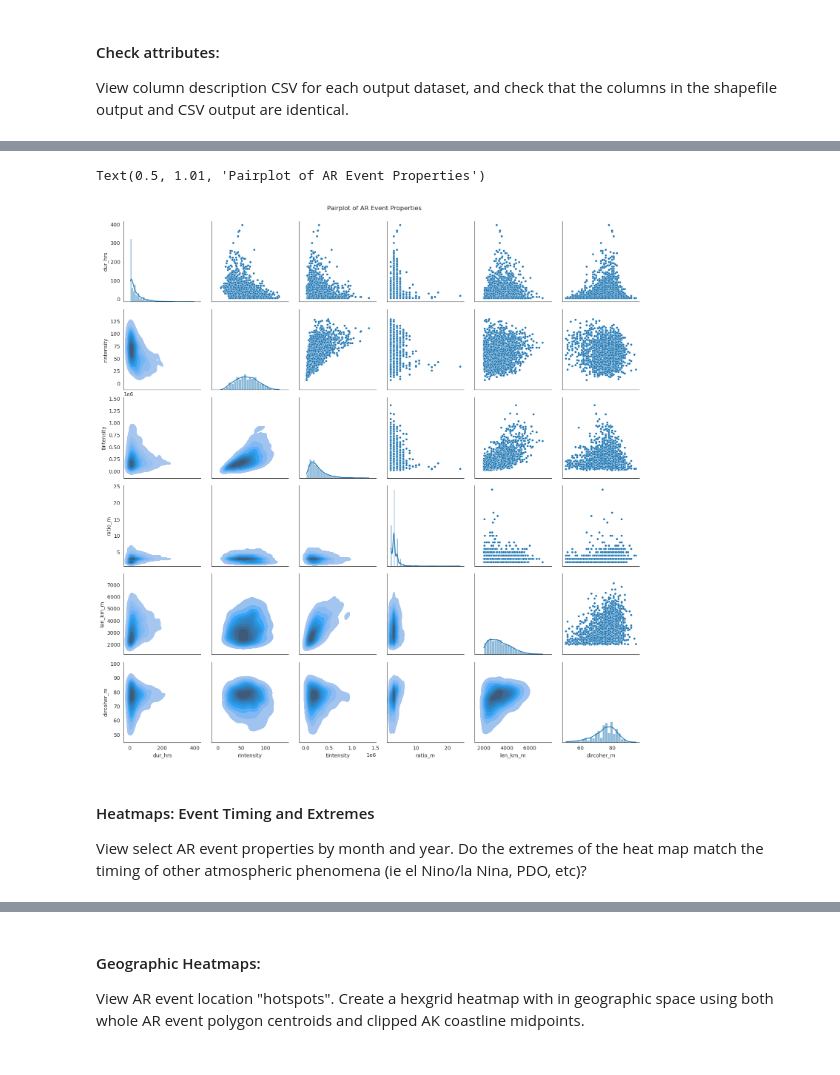
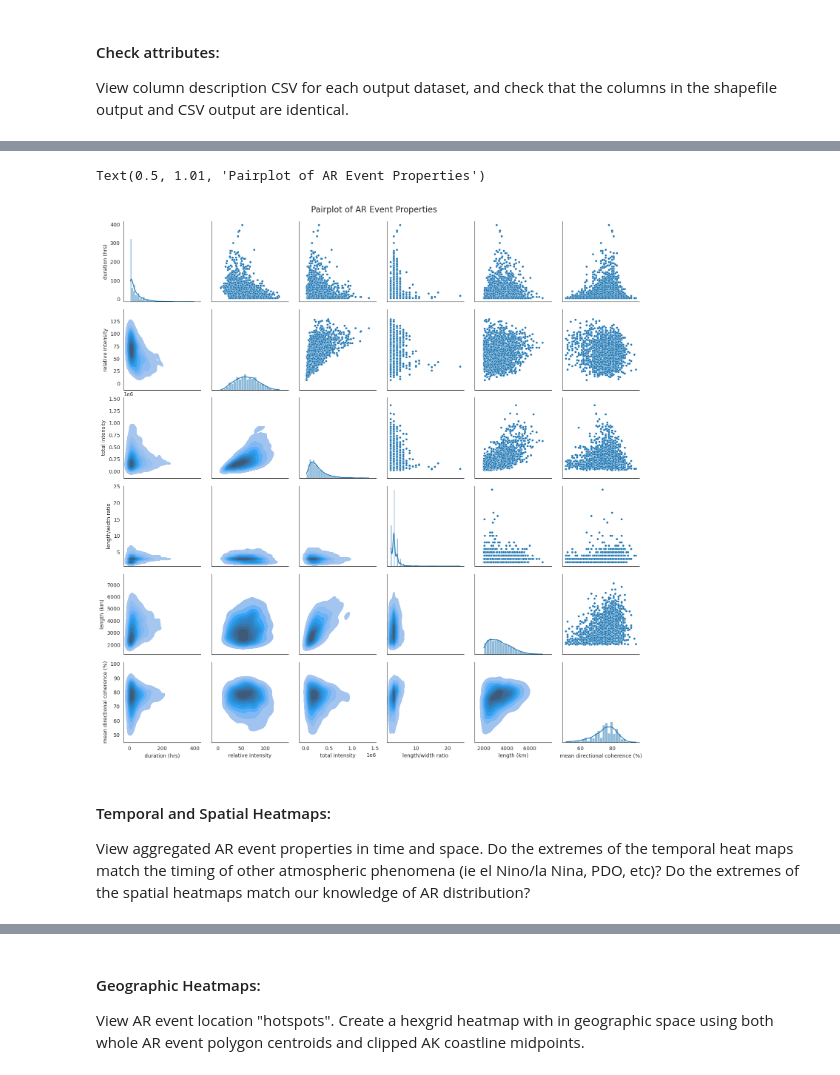
Before and after one commit to ua-snap/ar_avalanche, a Jupyter notebook: AR_QC.ipynb, the cells around one changed output, grey strips where cells are left out. Drawn from its saved outputs; the diff is of its cells as text; code cells hidden in the pictures.

```diff
--- a/AR_QC.ipynb
+++ b/AR_QC.ipynb
@@ -21,15 +23,41 @@ from config import shp_fp, csv_fp, ak_shp, landfall_shp, landfall_csv, landfall_
 #import raw AR shapefile/csv and convert time to datetime
 raw = gpd.read_file(shp_fp)
 raw['time'] = pd.to_datetime(raw['time'])
-raw_ = pd.read_csv(csv_fp)
+raw_csv = pd.read_csv(csv_fp)
 
 #read AR landfall shapefile/csv and convert time to datetime
 landfall = gpd.read_file(landfall_shp)
 landfall['time'] = pd.to_datetime(landfall['time'])
-landfall_ = pd.read_csv(landfall_csv)
+landfall_csv = pd.read_csv(landfall_csv)
 
 #read AR events shapefile/csv and convert start/end to datetime
 events = gpd.read_file(landfall_events_shp)
 events['start'] = pd.to_datetime(events['start'])
 events['end'] = pd.to_datetime(events['end'])
-events_ = pd.read_csv(landfall_events_csv)
+events_csv = pd.read_csv(landfall_events_csv)
+
+#assign general "gdf" variable from the events layer for plotting
+gdf = events.copy()
+
+#calculate relative intensity deviation; this is the difference between an event's intensity and the dataset mean intensity
+gdf['rintensity_dev'] = gdf['rintensity'] - gdf['rintensity'].mean()
+
+#add count of 1 to each event to use in agg functions
+gdf['count'] = 1
+
+#import ak shp (already in 3338) and reproject gdf layer to to 3338
+ak_3338 = gpd.read_file(ak_shp)
+gdf_3338 = gdf.to_crs(ak_3338.crs)
+
+#create simple line to represent southern AK coast boundary
+lonlats = {173:52.5, 178.5:51.5, -176:52, -173:52, -164:54, -153:57, -151:59, -147:60, -141:60, -137:58, -133:55}
+df = pd.DataFrame.from_dict(lonlats, orient='index').reset_index().rename(columns={'index':'X', 0:'Y'})
+#zip the coords into a point object and convert to gdf
+geometry = [Point(xy) for xy in zip(df.X, df.Y)]
+geo_df = gpd.GeoDataFrame(df, geometry=geometry)
+geo_df['id'] = 'ak_coast'
+#use the points in order to create a linestring
+geo_df2 = geo_df.groupby('id')['geometry'].apply(lambda x: LineString(x.tolist()))
+#convert to geodataframe and add CRS, then convert CRS to 3338
+ak_coast = gpd.GeoDataFrame(geo_df2, geometry='geometry', crs=gdf.crs)
+ak_coast_3338 = ak_coast.to_crs(ak_3338.crs)
@@ -137,2 +247,0 @@ On average, we detected 60.06666666666667 possible AR events per year.
-# %%
-gdf = events
@@ -193,20 +305,21 @@ Plots from the upper-left to lower-right diagonal show univariate distributions
 # %%
-sub = gdf[['dur_hrs', 'rintensity', 'tintensity', 'ratio_m', 'len_km_m', 'dircoher_m']]
+sub = gdf[['dur_hrs', 'rintensity', 'tintensity', 'ratio_m', 'len_km_m', 'dircoher_m']].copy()
+sub.rename(columns={'dur_hrs':'duration (hrs)', 'rintensity':'relative intensity', 'tintensity':'total intensity', 'ratio_m':'length/width ratio', 'len_km_m':'length (km)', 'dircoher_m':'mean directional coherence (%)'}, inplace=True)
 sns.set_style("white")
 
 g = sns.PairGrid(sub)
 g.map_upper(sns.scatterplot, size=0.1)
 g.map_lower(sns.kdeplot, fill=True)
 g.map_diag(sns.histplot, kde=True)
 
-g.fig.suptitle('Pairplot of AR Event Properties', y=1.01)
+g.fig.suptitle('Pairplot of AR Event Properties', y=1.01, fontsize=16)
 # %% [output]
 Text(0.5, 1.01, 'Pairplot of AR Event Properties')
-[figure, old version]
+[figure, new version]
 # %% [markdown]
-#### Heatmaps: Event Timing and Extremes
+#### Temporal and Spatial Heatmaps:
 
-View select AR event properties by month and year. Do the extremes of the heat map match the timing of other atmospheric phenomena (ie el Nino/la Nina, PDO, etc)?
+View aggregated AR event properties in time and space. Do the extremes of the temporal heat maps match the timing of other atmospheric phenomena (ie el Nino/la Nina, PDO, etc)? Do the extremes of the spatial heatmaps match our knowledge of AR distribution?
 # %%
 gdf["Year"] = gdf.start.apply(lambda x: x.year)
 gdf["Month"] = gdf.end.apply(lambda x: x.month)
```
Also changed, not shown: parts of 22 cells of this notebook.
